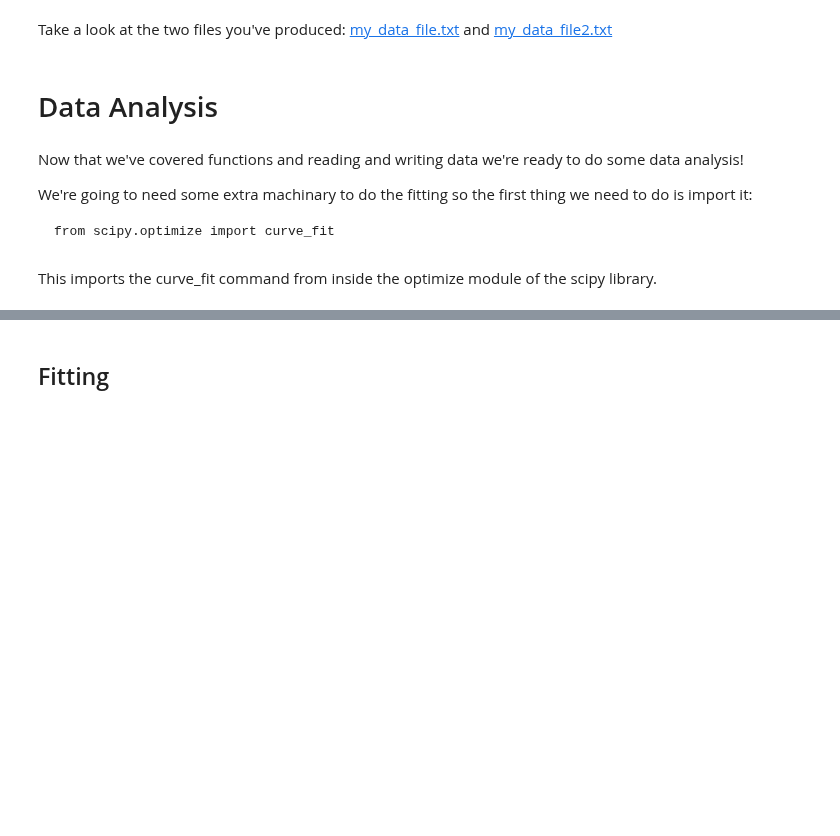
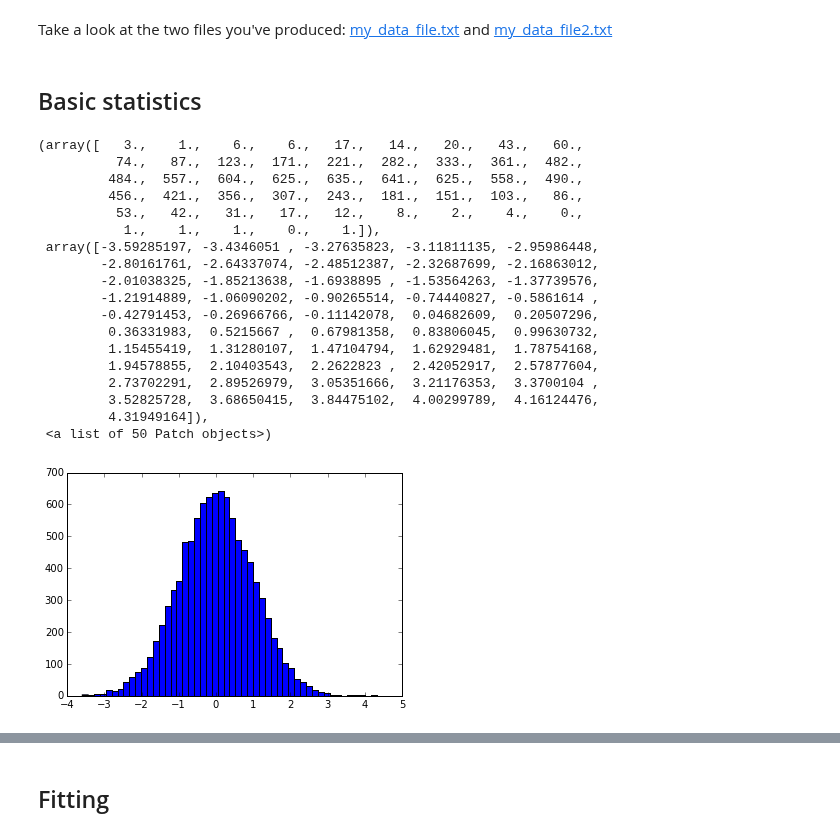
Before and after one commit to Clyde-fare/Imperial_Chem_Python, a Jupyter notebook: C_Y1/workshop2/Workshop 2.ipynb, the cells around one changed output, grey strips where cells are left out. Drawn from its saved outputs; the diff is of its cells as text; code cells hidden in the pictures; blank space fills up the shorter version.

```diff
--- a/C_Y1/workshop2/Workshop 2.ipynb
+++ b/C_Y1/workshop2/Workshop 2.ipynb
@@ -398,11 +398,3 @@ If we wanted data separated by commas we would use:
 savetxt('my_data_file2.txt', our_data, delimiter=',')
 # %% [markdown]
 Take a look at the two files you've produced: [my_data_file.txt](./my_data_file.txt) and [my_data_file2.txt](./my_data_file2.txt)
-# %% [markdown]
-# Data Analysis
-# %% [markdown]
-Now that we've covered functions and reading and writing data we're ready to do some data analysis!
-
-We're going to need some extra machinary to do the fitting so the first thing we need to do is import it:
-
-    from scipy.optimize import curve_fit
@@ -411,2 +401,25 @@ from scipy.optimize import curve_fit
-# %% [markdown]
-This imports the curve_fit command from inside the optimize module of the scipy library.
+# %% [markdown]
+## Basic statistics
+# %%
+d=random.randn(10000)
+hist(d, bins=50)
+# %% [output]
+(array([   3.,    1.,    6.,    6.,   17.,   14.,   20.,   43.,   60.,
+          74.,   87.,  123.,  171.,  221.,  282.,  333.,  361.,  482.,
+         484.,  557.,  604.,  625.,  635.,  641.,  625.,  558.,  490.,
+         456.,  421.,  356.,  307.,  243.,  181.,  151.,  103.,   86.,
+          53.,   42.,   31.,   17.,   12.,    8.,    2.,    4.,    0.,
+           1.,    1.,    1.,    0.,    1.]),
+ array([-3.59285197, -3.4346051 , -3.27635823, -3.11811135, -2.95986448,
+        -2.80161761, -2.64337074, -2.48512387, -2.32687699, -2.16863012,
+        -2.01038325, -1.85213638, -1.6938895 , -1.53564263, -1.37739576,
+        -1.21914889, -1.06090202, -0.90265514, -0.74440827, -0.5861614 ,
+        -0.42791453, -0.26966766, -0.11142078,  0.04682609,  0.20507296,
+         0.36331983,  0.5215667 ,  0.67981358,  0.83806045,  0.99630732,
+         1.15455419,  1.31280107,  1.47104794,  1.62929481,  1.78754168,
+         1.94578855,  2.10403543,  2.2622823 ,  2.42052917,  2.57877604,
+         2.73702291,  2.89526979,  3.05351666,  3.21176353,  3.3700104 ,
+         3.52825728,  3.68650415,  3.84475102,  4.00299789,  4.16124476,
+         4.31949164]),
+ <a list of 50 Patch objects>)
+[figure, added]
```
Also changed, not shown: parts of 40 cells of this notebook.
